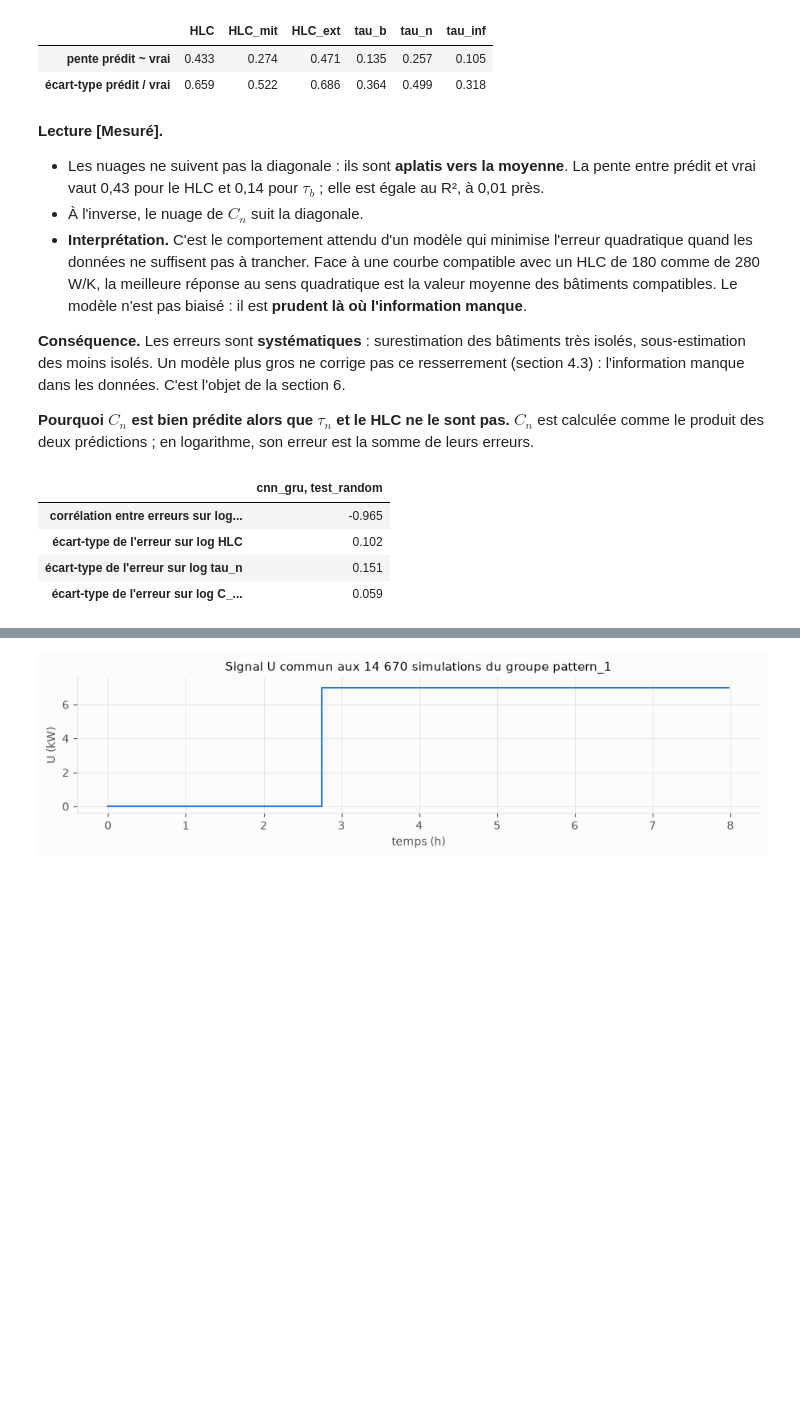
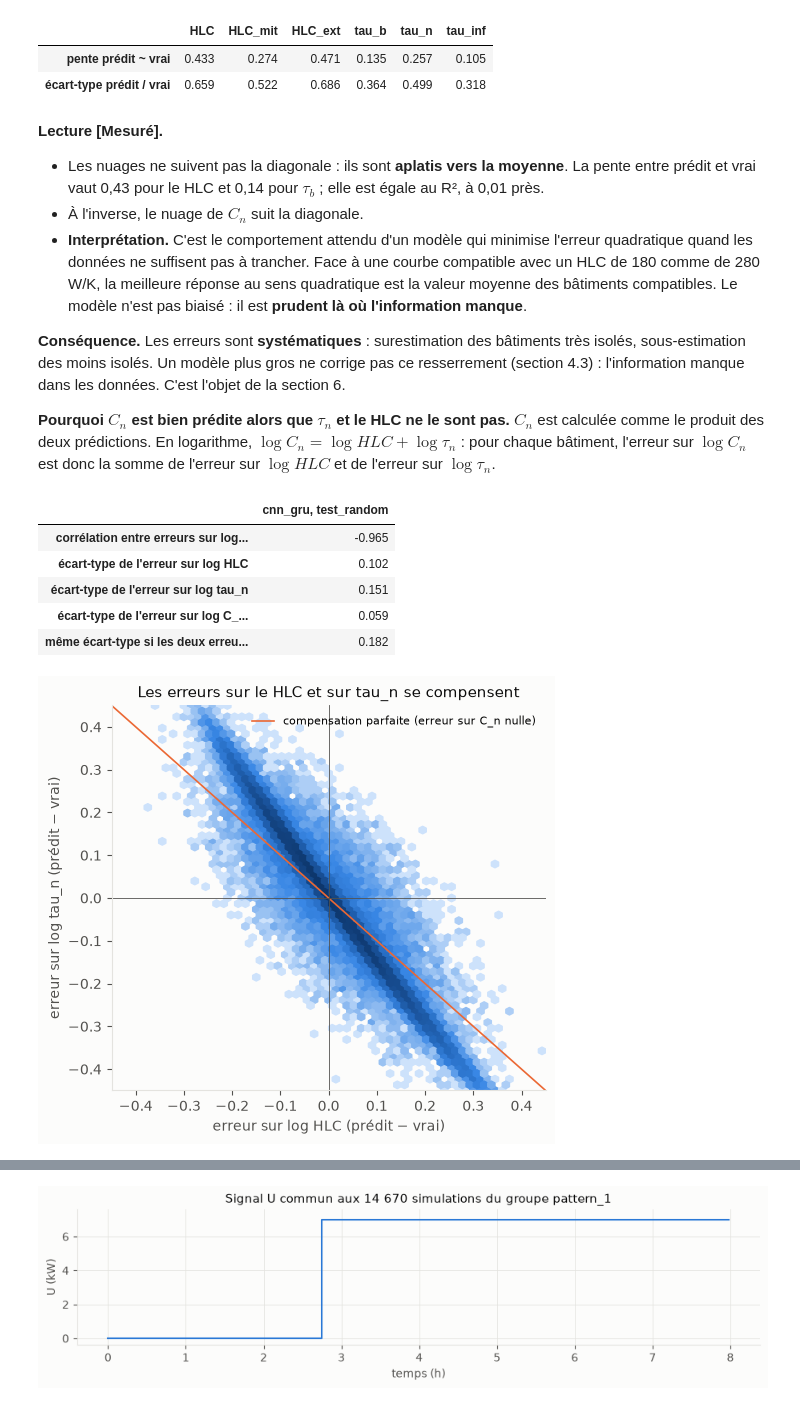
Before and after one commit to soufiane-ech/coEnergy-assessment, a Jupyter notebook: notebooks/02_modelisation.ipynb, the cells around one changed output, grey strips where cells are left out. Cells and saved outputs as stored; diff of their text form; code cells hidden in the pictures; blank space fills up the shorter version.

```diff
--- a/notebooks/02_modelisation.ipynb
+++ b/notebooks/02_modelisation.ipynb
@@ -386,20 +410,32 @@ rs.shrinkage_table(p)
 
 **Conséquence.** Les erreurs sont **systématiques** : surestimation des bâtiments très isolés, sous-estimation des moins isolés. Un modèle plus gros ne corrige pas ce resserrement (section 4.3) : l'information manque dans les données. C'est l'objet de la section 6.
 
-**Pourquoi $C_n$ est bien prédite alors que $\tau_n$ et le HLC ne le sont pas.** $C_n$ est calculée comme le produit des deux prédictions ; en logarithme, son erreur est la somme de leurs erreurs.
+**Pourquoi $C_n$ est bien prédite alors que $\tau_n$ et le HLC ne le sont pas.** $C_n$ est calculée comme le produit des deux prédictions. En logarithme, $\log C_n = \log HLC + \log \tau_n$ : pour chaque bâtiment, l'erreur sur $\log C_n$ est donc la somme de l'erreur sur $\log HLC$ et de l'erreur sur $\log \tau_n$.
 # %%
 err_hlc = np.log(p.y_pred[:, 0] / p.y_true[:, 0])
 err_tau_n = np.log(p.y_pred[:, 4] / p.y_true[:, 4])
-pd.Series({
+display(pd.Series({
     "corrélation entre erreurs sur log HLC et sur log tau_n": np.corrcoef(err_hlc, err_tau_n)[0, 1],
     "écart-type de l'erreur sur log HLC": err_hlc.std(),
     "écart-type de l'erreur sur log tau_n": err_tau_n.std(),
-    "écart-type de l'erreur sur log C_n (somme des deux)": (err_hlc + err_tau_n).std(),
-}).to_frame("cnn_gru, test_random")
+    "écart-type de l'erreur sur log C_n (erreur HLC + erreur tau_n, par bâtiment)": (err_hlc + err_tau_n).std(),
+    "même écart-type si les deux erreurs étaient indépendantes": np.hypot(err_hlc.std(), err_tau_n.std()),
+}).to_frame("cnn_gru, test_random"))
+fig, ax = plt.subplots(figsize=(5.6, 5))
+lim = 0.45
+ax.hexbin(err_hlc, err_tau_n, gridsize=60, bins="log", cmap=BLUES, mincnt=1, extent=(-lim, lim, -lim, lim))
+ax.plot([-lim, lim], [lim, -lim], color=SERIES[1], linewidth=1.2, label="compensation parfaite (erreur sur C_n nulle)")
+ax.axhline(0, color="#52514e", linewidth=0.6); ax.axvline(0, color="#52514e", linewidth=0.6)
+ax.set_xlim(-lim, lim); ax.set_ylim(-lim, lim); ax.grid(False)
+ax.set_xlabel("erreur sur log HLC (prédit − vrai)"); ax.set_ylabel("erreur sur log tau_n (prédit − vrai)")
+ax.set_title("Les erreurs sur le HLC et sur tau_n se compensent"); ax.legend(loc="upper right", fontsize=8)
+plt.show()
 # %% [output]
 |  | cnn_gru, test_random |
 | corrélation entre erreurs sur log... | -0.965 |
 | écart-type de l'erreur sur log HLC | 0.102 |
 | écart-type de l'erreur sur log tau_n | 0.151 |
 | écart-type de l'erreur sur log C_... | 0.059 |
+| même écart-type si les deux erreu... | 0.182 |
+[figure, added]
 # %% [markdown]
```
Also changed, not shown: parts of 22 cells of this notebook, 2 other files.
